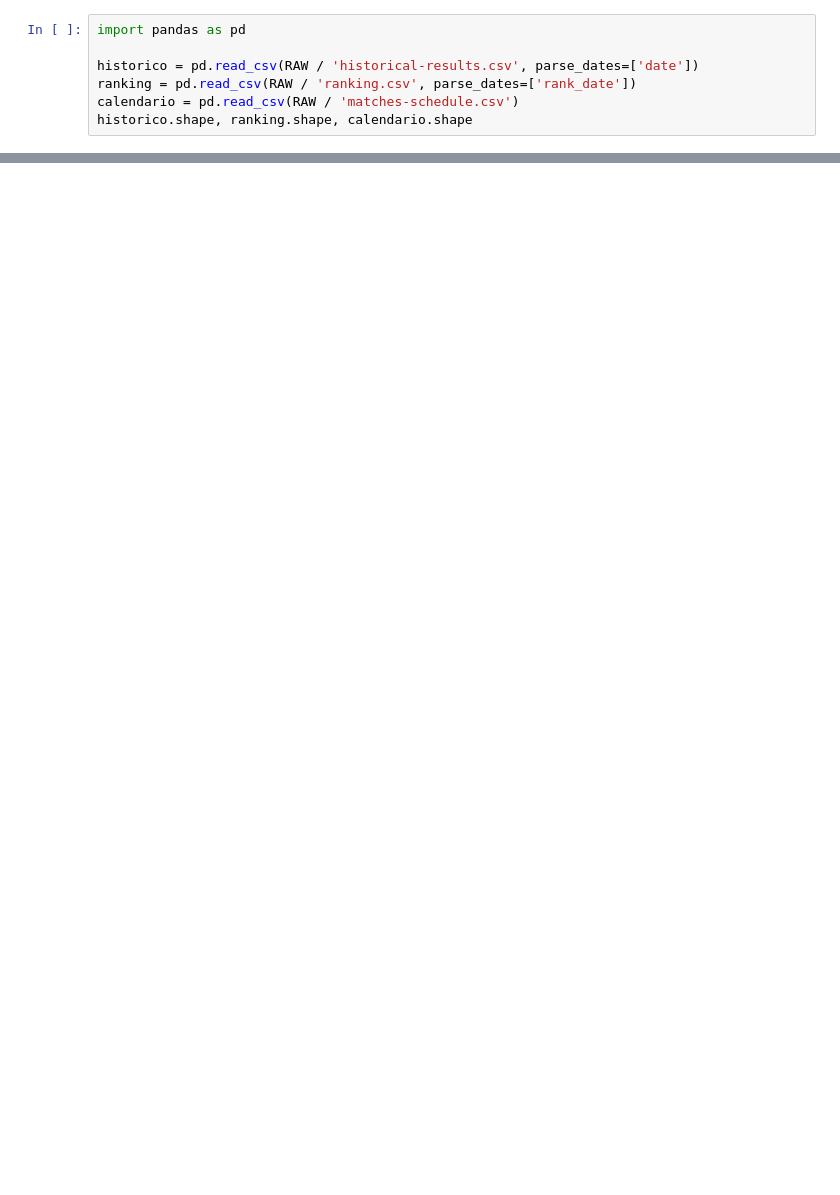
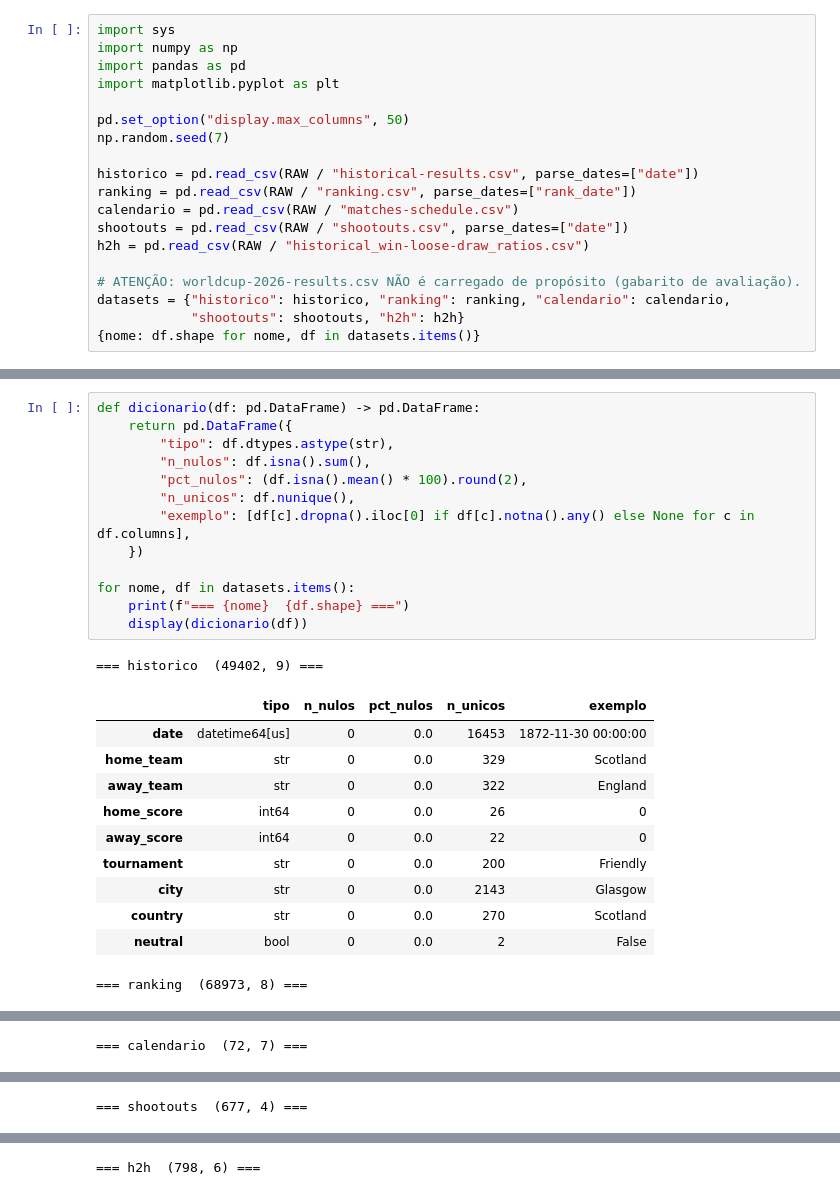
Before and after one commit to franklaercio/paul-the-octopus, a Jupyter notebook: notebooks/00_eda.ipynb, the cells around one changed output, grey strips where cells are left out. Drawn from its saved outputs; the diff is of its cells as text; blank space fills up the shorter version.

Commit message:
feat: organize model and calibrated after first round

```diff
--- a/notebooks/00_eda.ipynb
+++ b/notebooks/00_eda.ipynb
@@ -24,7 +29,19 @@ print("ROOT:", ROOT)
 # %%
+import sys
+import numpy as np
 import pandas as pd
+import matplotlib.pyplot as plt
 
-historico = pd.read_csv(RAW / 'historical-results.csv', parse_dates=['date'])
-ranking = pd.read_csv(RAW / 'ranking.csv', parse_dates=['rank_date'])
-calendario = pd.read_csv(RAW / 'matches-schedule.csv')
-historico.shape, ranking.shape, calendario.shape
+pd.set_option("display.max_columns", 50)
+np.random.seed(7)
+
+historico = pd.read_csv(RAW / "historical-results.csv", parse_dates=["date"])
+ranking = pd.read_csv(RAW / "ranking.csv", parse_dates=["rank_date"])
+calendario = pd.read_csv(RAW / "matches-schedule.csv")
+shootouts = pd.read_csv(RAW / "shootouts.csv", parse_dates=["date"])
+h2h = pd.read_csv(RAW / "historical_win-loose-draw_ratios.csv")
+
+# ATENÇÃO: worldcup-2026-results.csv NÃO é carregado de propósito (gabarito de avaliação).
+datasets = {"historico": historico, "ranking": ranking, "calendario": calendario,
+            "shootouts": shootouts, "h2h": h2h}
+{nome: df.shape for nome, df in datasets.items()}
@@ -39,0 +58,26 @@ Sugestões abertas (decida o que importa para você):
+# %%
+def dicionario(df: pd.DataFrame) -> pd.DataFrame:
+    return pd.DataFrame({
+        "tipo": df.dtypes.astype(str),
+        "n_nulos": df.isna().sum(),
+        "pct_nulos": (df.isna().mean() * 100).round(2),
+        "n_unicos": df.nunique(),
+        "exemplo": [df[c].dropna().iloc[0] if df[c].notna().any() else None for c in df.columns],
+    })
+
+for nome, df in datasets.items():
+    print(f"=== {nome}  {df.shape} ===")
+    display(dicionario(df))
+# %% [output]
+=== historico  (49402, 9) ===
+|  | tipo | n_nulos | pct_nulos | n_unicos | exemplo |
+| date | datetime64[us] | 0 | 0.0 | 16453 | 1872-11-30 00:00:00 |
+| home_team | str | 0 | 0.0 | 329 | Scotland |
+| away_team | str | 0 | 0.0 | 322 | England |
+| home_score | int64 | 0 | 0.0 | 26 | 0 |
+| away_score | int64 | 0 | 0.0 | 22 | 0 |
+| tournament | str | 0 | 0.0 | 200 | Friendly |
+| city | str | 0 | 0.0 | 2143 | Glasgow |
+| country | str | 0 | 0.0 | 270 | Scotland |
+| neutral | bool | 0 | 0.0 | 2 | False |
+=== ranking  (68973, 8) ===
@@ -39,0 +93 @@ Sugestões abertas (decida o que importa para você):
+=== calendario  (72, 7) ===
@@ -39,0 +102 @@ Sugestões abertas (decida o que importa para você):
+=== shootouts  (677, 4) ===
@@ -39,0 +108 @@ Sugestões abertas (decida o que importa para você):
+=== h2h  (798, 6) ===
```
Also changed, not shown: parts of 25 cells of this notebook, 30 other files.
